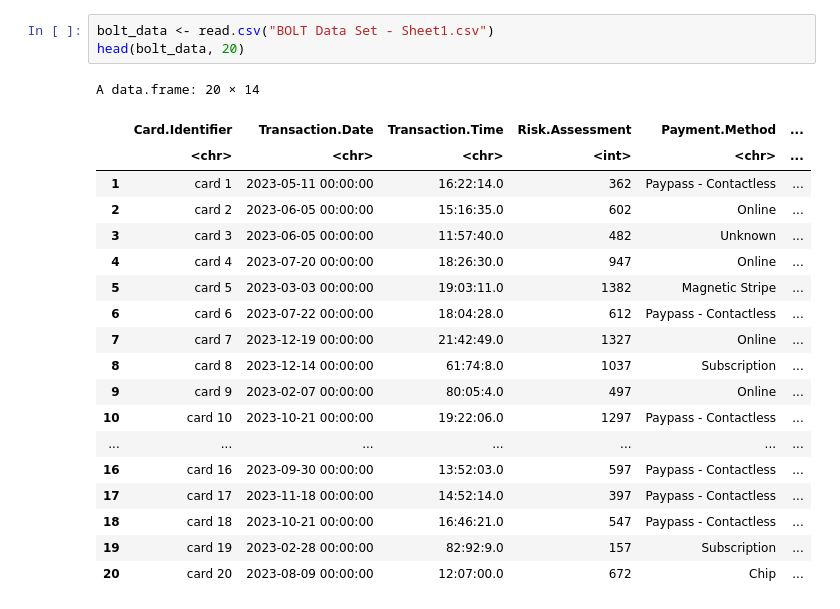
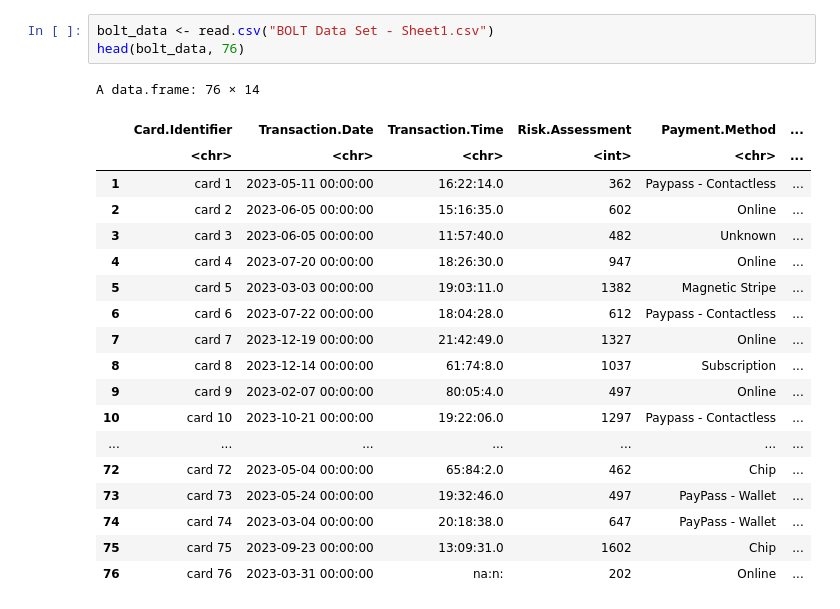
Before and after one commit to diaazavery/bolt-project, a Jupyter notebook: EDA.ipynb, the cells around one changed output. Drawn from its saved outputs; the diff is of its cells as text.

```diff
--- a/EDA.ipynb
+++ b/EDA.ipynb
@@ -20,26 +20,26 @@ The downloaded binary packages are in
 # %%
 bolt_data <- read.csv("BOLT Data Set - Sheet1.csv")
-head(bolt_data, 20)
+head(bolt_data, 76)
 # %% [output]
-A data.frame: 20 × 14
+A data.frame: 76 × 14
 |  | Card.Identifier | Transaction.Date | Transaction.Time | Risk.Assessment | Payment.Method | ... |
 |  | <chr> | <chr> | <chr> | <int> | <chr> | ... |
 | 1 | card 1 | 2023-05-11 00:00:00 | 16:22:14.0 | 362 | Paypass - Contactless | ... |
 | 2 | card 2 | 2023-06-05 00:00:00 | 15:16:35.0 | 602 | Online | ... |
 | 3 | card 3 | 2023-06-05 00:00:00 | 11:57:40.0 | 482 | Unknown | ... |
 | 4 | card 4 | 2023-07-20 00:00:00 | 18:26:30.0 | 947 | Online | ... |
 | 5 | card 5 | 2023-03-03 00:00:00 | 19:03:11.0 | 1382 | Magnetic Stripe | ... |
 | 6 | card 6 | 2023-07-22 00:00:00 | 18:04:28.0 | 612 | Paypass - Contactless | ... |
 | 7 | card 7 | 2023-12-19 00:00:00 | 21:42:49.0 | 1327 | Online | ... |
 | 8 | card 8 | 2023-12-14 00:00:00 | 61:74:8.0 | 1037 | Subscription | ... |
 | 9 | card 9 | 2023-02-07 00:00:00 | 80:05:4.0 | 497 | Online | ... |
 | 10 | card 10 | 2023-10-21 00:00:00 | 19:22:06.0 | 1297 | Paypass - Contactless | ... |
 | ... | ... | ... | ... | ... | ... | ... |
-| 16 | card 16 | 2023-09-30 00:00:00 | 13:52:03.0 | 597 | Paypass - Contactless | ... |
-| 17 | card 17 | 2023-11-18 00:00:00 | 14:52:14.0 | 397 | Paypass - Contactless | ... |
-| 18 | card 18 | 2023-10-21 00:00:00 | 16:46:21.0 | 547 | Paypass - Contactless | ... |
-| 19 | card 19 | 2023-02-28 00:00:00 | 82:92:9.0 | 157 | Subscription | ... |
-| 20 | card 20 | 2023-08-09 00:00:00 | 12:07:00.0 | 672 | Chip | ... |
+| 72 | card 72 | 2023-05-04 00:00:00 | 65:84:2.0 | 462 | Chip | ... |
+| 73 | card 73 | 2023-05-24 00:00:00 | 19:32:46.0 | 497 | PayPass - Wallet | ... |
+| 74 | card 74 | 2023-03-04 00:00:00 | 20:18:38.0 | 647 | PayPass - Wallet | ... |
+| 75 | card 75 | 2023-09-23 00:00:00 | 13:09:31.0 | 1602 | Chip | ... |
+| 76 | card 76 | 2023-03-31 00:00:00 | na:n: | 202 | Online | ... |
 # %%
 correct_time_format_conditional <- function(time_str) {
      # Regular expression to match correct time format (HH:MM:SS)
```
Also changed, not shown: parts of 8 cells of this notebook.
